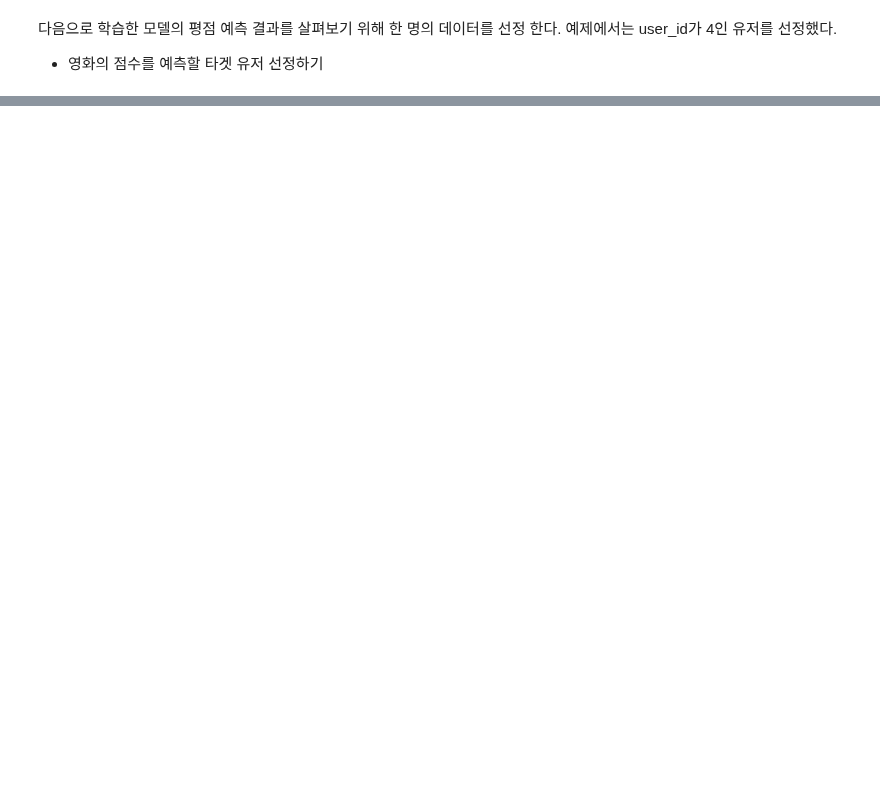
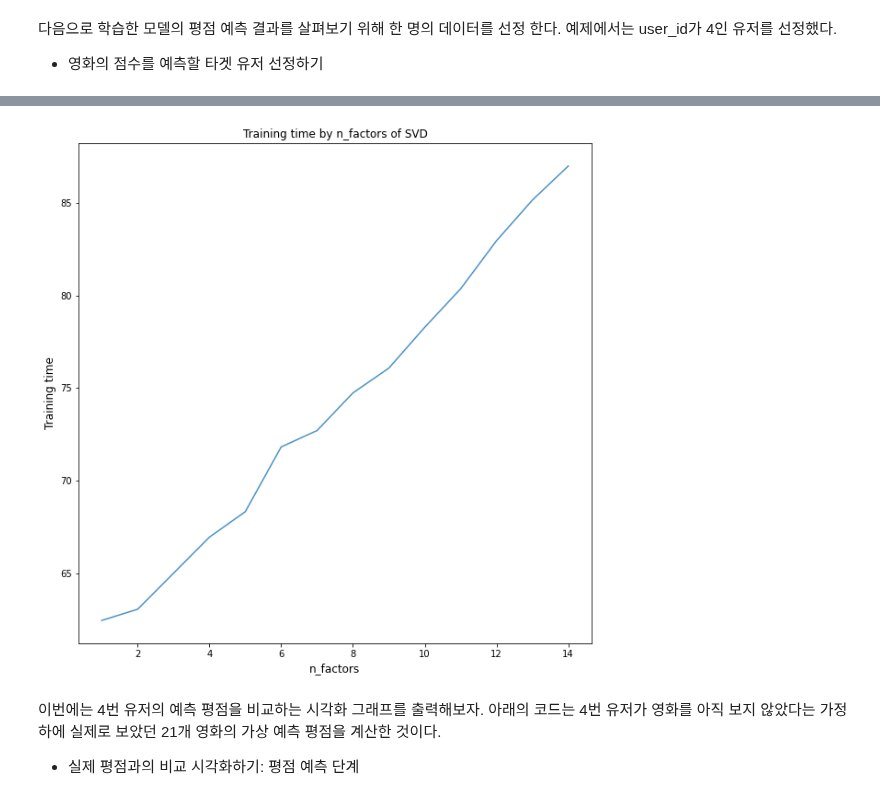
Before and after one commit to goldang01/python_data_analysis_study, a Jupyter notebook: Chapter3.3_Movie.ipynb, the cells around one changed output, grey strips where cells are left out. Drawn from its saved outputs; the diff is of its cells as text; code cells hidden in the pictures; blank space fills up the shorter version.

```diff
--- a/Chapter3.3_Movie.ipynb
+++ b/Chapter3.3_Movie.ipynb
@@ -463,0 +624,11 @@ training time of model: 79.42 seconds
+# %%
+plt.plot(range(1, 15), ttime_list_by_factors, alpha=0.8)
+plt.title('Training time by n_factors of SVD')
+plt.ylabel('Training time', fontsize=12)
+plt.xlabel('n_factors', fontsize=12)
+plt.show()
+# %% [output]
+[figure, added]
+# %% [markdown]
+이번에는 4번 유저의 예측 평점을 비교하는 시각화 그래프를 출력해보자. 아래의 코드는 4번 유저가 영화를 아직 보지 않았다는 가정하에 실제로 보았던 21개 영화의 가상 예측 평점을 계산한 것이다.
+- 실제 평점과의 비교 시각화하기: 평점 예측 단계
```
Also changed, not shown: parts of 26 cells of this notebook, 1 other file.
